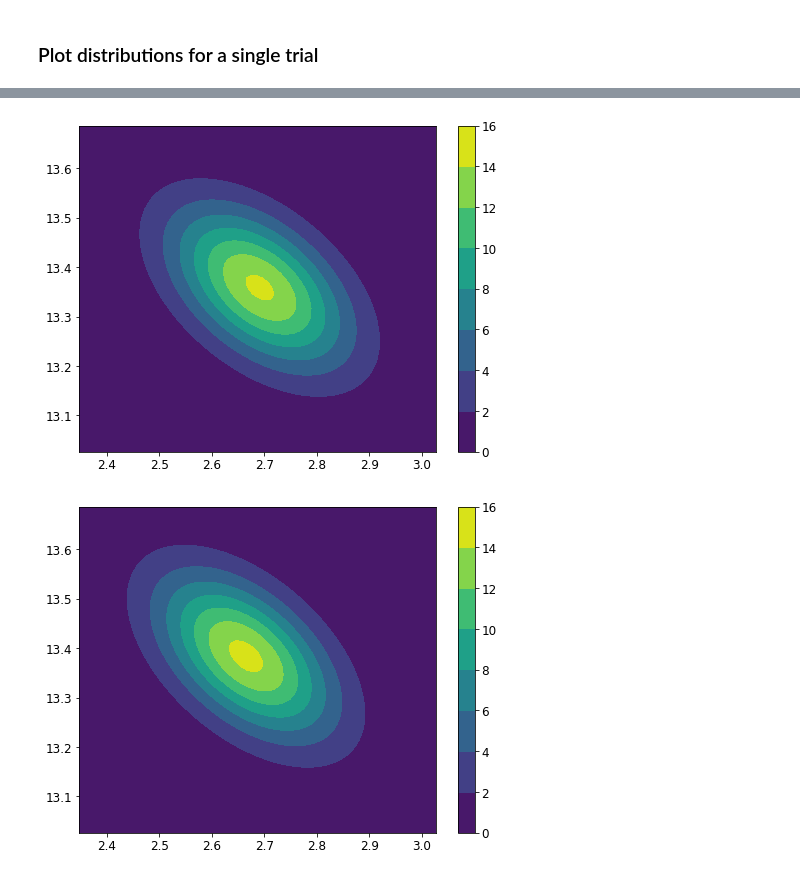
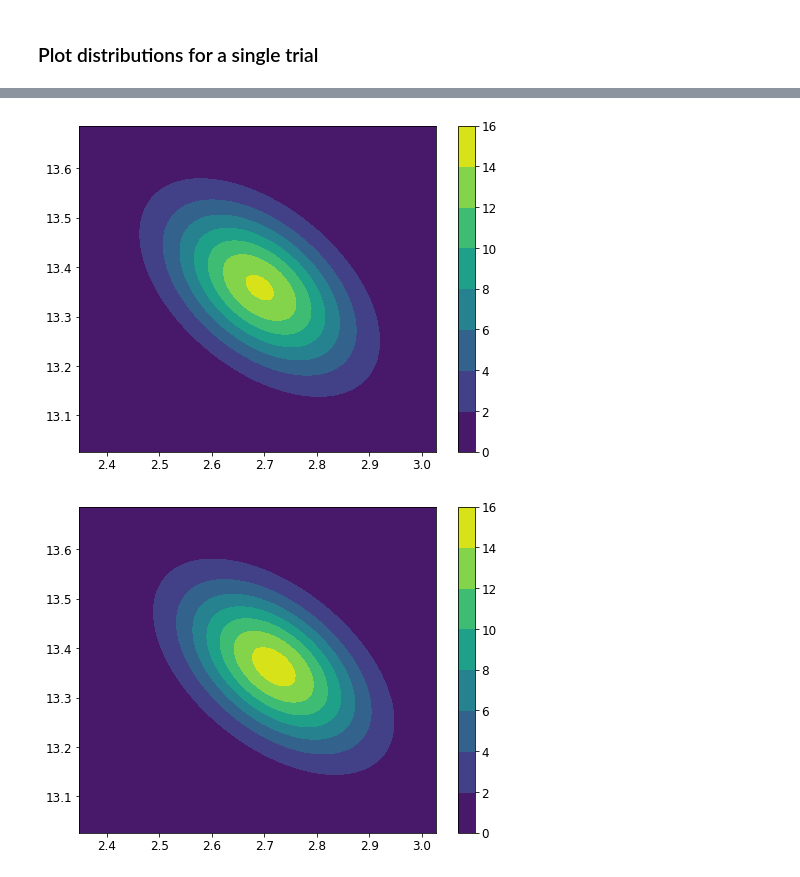
Before and after one commit to ayeright/swafa, a Jupyter notebook: experiments/notebooks/LinearRegressionVariationalInference.ipynb, the cells around one changed output, grey strips where cells are left out. Cells and saved outputs as stored; diff of their text form; code cells hidden in the pictures.

```diff
--- a/experiments/notebooks/LinearRegressionVariationalInference.ipynb
+++ b/experiments/notebooks/LinearRegressionVariationalInference.ipynb
@@ -245,7 +165,7 @@ alpha = 0.01
 beta = 0.1
 
 # callbacks
-latent_dim = 2
+latent_dim = 1
 n_gradients_per_update = 10
 optimiser_class = SGD
 bias_optimiser_kwargs = dict(lr=1e-2)
@@ -366,33 +286,33 @@ def plot_pdf(mean: np.ndarray, covar: np.ndarray, ax: Axes, x_grid: np.ndarray =
     if x_grid is None:
         x_std3 = np.sqrt(covar[0, 0]) * 3
         x_min = mean[0] - x_std3
         x_max = mean[0] + x_std3
 
         y_std3 = np.sqrt(covar[1, 1]) * 3
         y_min = mean[1] - y_std3
         y_max = mean[1] + y_std3
 
         x_grid, y_grid = np.mgrid[x_min:x_max:.01, y_min:y_max:.01]
 
     pos = np.dstack((x_grid, y_grid))
     rv = multivariate_normal(mean, covar)
     c = ax.contourf(x_grid, y_grid, rv.pdf(pos))
     plt.colorbar(c, ax=ax)
 
     return x_grid, y_grid
 
 
 fig, axes = plt.subplots(1, 1, figsize=(8, 6))
 x_grid, y_grid = plot_pdf(true_posterior_mean, true_posterior_covar, axes)
-png_path = f'../../thesis/plots/linear_model_true_posterior.png'
+png_path = f'../../thesis/plots/linear_model_true_posterior__alpha={alpha}__beta={beta}.png'
 plt.savefig(png_path, format='png')
 plt.show()
 
 fig, axes = plt.subplots(1, 1, figsize=(8, 6))
 plot_pdf(variational_mean, variational_covar, axes, x_grid, y_grid)
-png_path = f'../../thesis/plots/linear_model_vi_posterior__latent_dim={latent_dim}.png'
+png_path = f'../../thesis/plots/linear_model_vi_posterior__alpha={alpha}__beta={beta}__latent_dim={latent_dim}.png'
 plt.savefig(png_path, format='png')
 plt.show()
 # %% [output]
 [figure]
-[figure, old version]
+[figure, new version]
```
Also changed, not shown: parts of 6 cells of this notebook, 4 other files.
